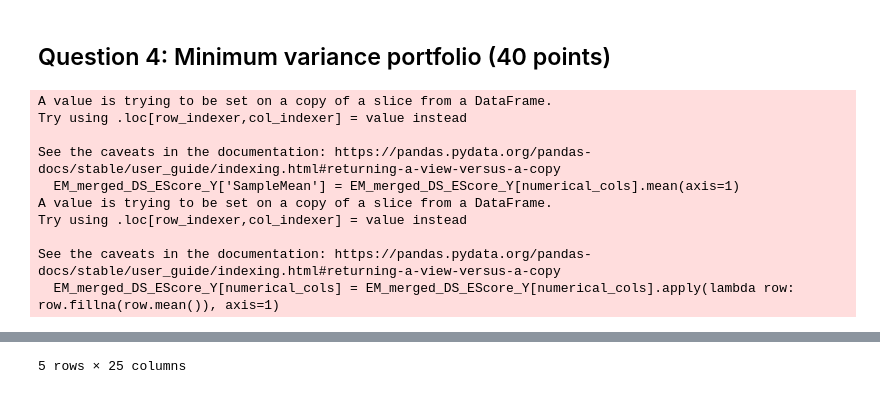
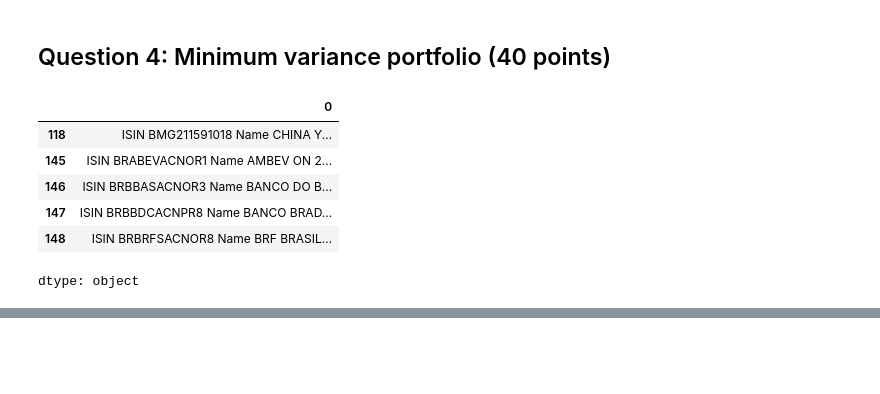
Before and after one commit to linneverh/Sust-Finance, a Jupyter notebook: assignment_1__Q1_finance.ipynb, the cells around one changed output, grey strips where cells are left out. Saved outputs shown, nothing was run; the diff lists cells and outputs as text; code cells hidden in the pictures; blank space fills up the shorter version.

```diff
--- a/assignment_1__Q1_finance.ipynb
+++ b/assignment_1__Q1_finance.ipynb
@@ -240,41 +240,75 @@ Correlation between Annualized Average Return and Volatility: 0.0561837722531593
 # %%
 #MEEEEEERGE
 
 # Merging the data to filter per region
 merged_DS_EScore_Y = pd.merge(DS_EScore_Y, Static, on='ISIN', how='inner')
 merged_DS_EScore_Y = merged_DS_EScore_Y[['ISIN', 'Name', 'Region'] + [col for col in merged_DS_EScore_Y.columns if col not in ['ISIN', 'Name', 'Region', 'NAME']]]
 merged_DS_EScore_Y.head()
 
 #Keeping only the columns between 31/12/03 and 31/12/23
-start_date = pd.to_datetime('2003-12-31')
+start_date = pd.to_datetime('2002-12-31')
 end_date = pd.to_datetime('2023-12-31')
 
 # Filter columns excluding non-date columns
 date_columns = [col for col in merged_DS_EScore_Y.columns if col not in ['ISIN', 'Name', 'Country', 'Region'] and start_date <= pd.to_datetime(col, errors='ignore') <= end_date]
 selected_columns = ['ISIN', 'Name', 'Country', 'Region'] + date_columns
 merged_DS_EScore_Y = merged_DS_EScore_Y[selected_columns]
 merged_DS_EScore_Y.head()
 
 # Filter on EM countries
 EM_merged_DS_EScore_Y = merged_DS_EScore_Y[merged_DS_EScore_Y['Region'] == 'EM']
-EM_merged_DS_EScore_Y.head()
 
-#REPLACING NaN values
-# Calculate row means for numerical columns and store in a new column
-EM_merged_DS_EScore_Y['SampleMean'] = EM_merged_DS_EScore_Y[numerical_cols].mean(axis=1)
+#REPLACING NaN values (old version)
+# Replace NaN values with row means for numerical columns
+#numerical_cols = EM_merged_DS_EScore_Y.select_dtypes(include=np.number).columns
+#EM_merged_DS_EScore_Y[numerical_cols] = EM_merged_DS_EScore_Y[numerical_cols].apply(lambda row: row.fillna(row.mean()), axis=1)
+#EM_merged_DS_EScore_Y['SampleMean'] = EM_merged_DS_EScore_Y[numerical_cols].mean(axis=1)
+#EM_merged_DS_EScore_Y.head()
 
-# Replace NaN values with row means for numerical columns
-numerical_cols = EM_merged_DS_EScore_Y.select_dtypes(include=np.number).columns
-EM_merged_DS_EScore_Y[numerical_cols] = EM_merged_DS_EScore_Y[numerical_cols].apply(lambda row: row.fillna(row.mean()), axis=1)
-EM_merged_DS_EScore_Y.head()
+
+#REPLACING NaN values between 2003 and 2013, following the "sample average" rule from slide 9 of the class
+
+# Select columns for the 2003-2013 sample
+sample_columns = [col for col in EM_merged_DS_EScore_Y.columns if '2003' in col or '2004' in col or '2005' in col or '2006' in col or '2007' in col or '2008' in col or '2009' in col or '2010' in col or '2011' in col or '2012' in col or '2013' in col]
+sample_data = EM_merged_DS_EScore_Y[['ISIN', 'Name'] + sample_columns]
+
+# Function to handle missing values in a row
+def handle_missing_values(row):
+    # Convert values to numeric, handling errors
+    values = pd.to_numeric(row[sample_columns], errors='coerce').values
+    nan_indices = np.where(np.isnan(values))[0]
+
+    if len(nan_indices) == 0:  # No missing values
+        return row
+
+    # Check for continuous NaN periods at the beginning or end
+    if nan_indices[0] == 0 or nan_indices[-1] == len(values) - 1:
+        # Replace continuous NaNs with average of available values
+        available_values = values[~np.isnan(values)]
+        if len(available_values) > 0:
+            row[sample_columns] = np.where(np.isnan(values), np.mean(available_values), values)
+            return row
+        else:
+            return None  # Remove row if no available values for averaging
+    # Check for isolated NaNs
+    else:
+        for i in nan_indices:
+            if i > 0 and i < len(values) - 1:
+                # Replace isolated NaNs with average of previous and next values
+                row[sample_columns[i]] = np.mean([values[i - 1], values[i + 1]])
+        return row
+
+    return None  # Remove row if none of the above conditions are met
+
+# Apply the function to each row and remove rows that returned None
+sample_data = sample_data.apply(handle_missing_values, axis=1).dropna()
+sample_data.head()
+#EM_merged_DS_EScore_Y.head()
 # %% [output]
+|  | 0 |
+| 118 | ISIN BMG211591018 Name CHINA Y... |
+| 145 | ISIN BRABEVACNOR1 Name AMBEV ON 2... |
+| 146 | ISIN BRBBASACNOR3 Name BANCO DO B... |
+| 147 | ISIN BRBBDCACNPR8 Name BANCO BRAD... |
+| 148 | ISIN BRBRFSACNOR8 Name BRF BRASIL... |
-A value is trying to be set on a copy of a slice from a DataFrame.
-Try using .loc[row_indexer,col_indexer] = value instead
-
-See the caveats in the documentation: https://pandas.pydata.org/pandas-docs/stable/user_guide/indexing.html#returning-a-view-versus-a-copy
-  EM_merged_DS_EScore_Y['SampleMean'] = EM_merged_DS_EScore_Y[numerical_cols].mean(axis=1)
-A value is trying to be set on a copy of a slice from a DataFrame.
-Try using .loc[row_indexer,col_indexer] = value instead
-
-See the caveats in the documentation: https://pandas.pydata.org/pandas-docs/stable/user_guide/indexing.html#returning-a-view-versus-a-copy
-  EM_merged_DS_EScore_Y[numerical_cols] = EM_merged_DS_EScore_Y[numerical_cols].apply(lambda row: row.fillna(row.mean()), axis=1)
+dtype: object
@@ -287 +314,0 @@ See the caveats in the documentation: https://pandas.pydata.org/pandas-docs/stab
-5 rows × 25 columns
```
Also changed, not shown: parts of 1 cell of this notebook.
